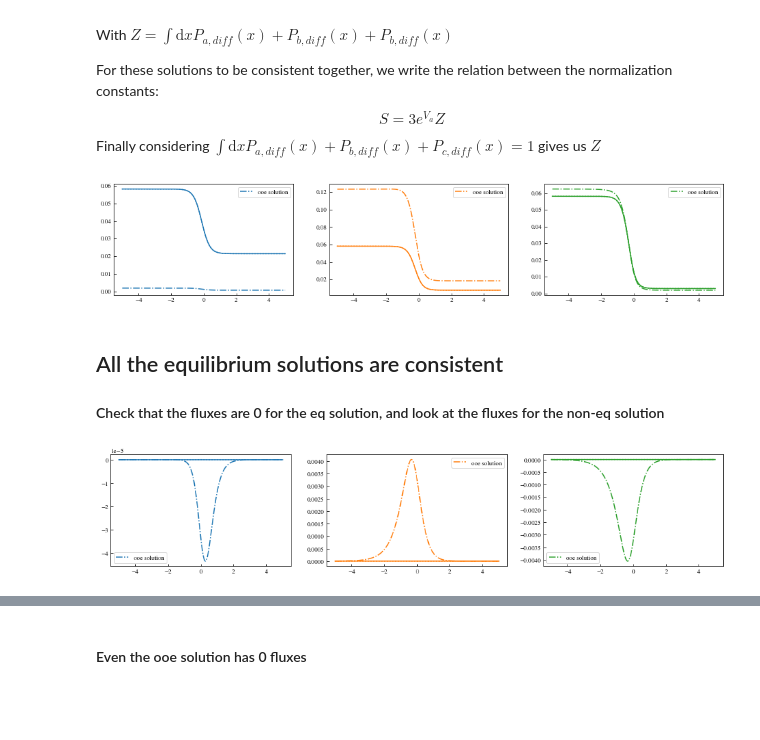
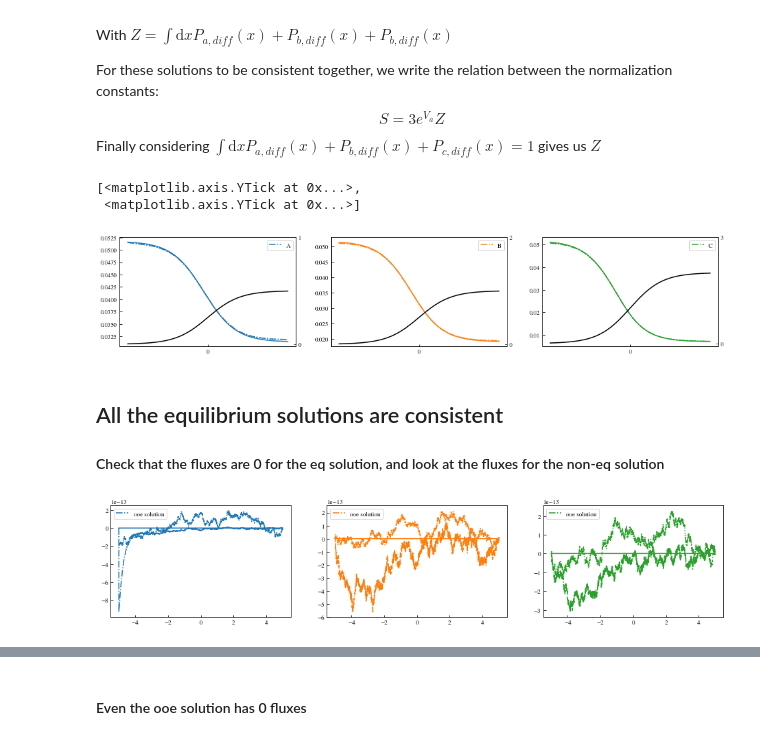
Before and after one commit to cachetdaspirine/active_phase_separation_small_computation, a Jupyter notebook: Simple_case_ooe_fluxs.ipynb, the cells around one changed output, grey strips where cells are left out. Drawn from its saved outputs; the diff is of its cells as text; code cells hidden in the pictures; blank space fills up the shorter version.

```diff
--- a/Simple_case_ooe_fluxs.ipynb
+++ b/Simple_case_ooe_fluxs.ipynb
@@ -9,18 +9,18 @@ sys.path.append('/home/hcleroy/Extra_Module_py/')
 from formated_matplotlib import *
 from functions import *
 # %%
-V0a, V0b, V0c = 1.,2.,3.#2.,2.6,4.
+V0a, V0b, V0c = 0.5,1.,2.#2.,2.6,4.
 kab0,kbc0,kac0 = 1.,1.,1.
-Aab,Abc,Aac = 100.,1.,1. # != 1 -> ooe
+Aab,Abc,Aac = 1.,1.,1. # != 1 -> ooe
 X0,Xf,n = -5,5,10000 # lower/higher spacial boundary and number of discretizing points
 dx = (Xf-X0)/n
 print('dx = '+str(dx))
 Eab,Ebc,Eac = 0.,0.,0.
-steep = 2.
+steepA,steepB,steepC = .5,.5,0.5
 # define all the Vs :
-Va = lambda x : 0.5*(1+np.tanh(steep * x)) * V0a
-Vb = lambda x : 0.5*(1+np.tanh(steep*x)) * V0b
-Vc = lambda x : 0.5*(1+np.tanh(x*steep)) * V0c
+Va = lambda x : 0.5*(1+np.tanh(steepA * x)) * V0a
+Vb = lambda x : 0.5*(1+np.tanh(steepB*x)) * V0b
+Vc = lambda x : 0.5*(1+np.tanh(x*steepC)) * V0c
 """"
 # define all the k's
 kab = lambda x,*arg : kab0 * np.exp(Va(x)+Eab)*arg[0] # arg is the activity
@@ -96,27 +96,40 @@ rho_a_ooe,rho_b_ooe,rho_c_ooe = get_kernel_stoch_mat(Ooe_Stoch_Mat,dx)
 # %%
 fig,ax = plt.subplots(ncols=3,figsize=(16,3))
 
 X = np.linspace(X0,Xf,n,endpoint=False)
 
 ax[0].plot(X,rho_a_diff,color=ColorCycle[0])
 #ax[0].plot(X,rho_a_chem,color=ColorCycle[0],linestyle='--')
 ax[0].plot(X,rho_a_eq,color = ColorCycle[0],linestyle=':')
-ax[0].plot(X,rho_a_ooe,color = ColorCycle[0],linestyle='-.',label='ooe solution')
+ax[0].plot(X,rho_a_ooe,color = ColorCycle[0],linestyle='-.',label='A')
+ax02 = ax[0].twinx()
+ax02.plot(X,Va(X),color='black')
 
 ax[1].plot(X,rho_b_diff,color=ColorCycle[1])
 #ax[1].plot(X,rho_b_chem,color=ColorCycle[1],linestyle='--')
 ax[1].plot(X,rho_b_eq,color = ColorCycle[1],linestyle=':')
-ax[1].plot(X,rho_b_ooe,color = ColorCycle[1],linestyle='-.',label='ooe solution')
+ax[1].plot(X,rho_b_ooe,color = ColorCycle[1],linestyle='-.',label='B')
+ax12 = ax[1].twinx()
+ax12.plot(X,Vb(X),color='black')
 
 ax[2].plot(X,rho_c_diff,color=ColorCycle[2])
 #ax[2].plot(X,rho_c_chem,color=ColorCycle[2],linestyle='--')
 ax[2].plot(X,rho_c_eq,color = ColorCycle[2],linestyle=':')
-ax[2].plot(X,rho_c_ooe,color = ColorCycle[2],linestyle='-.',label='ooe solution')
+ax[2].plot(X,rho_c_ooe,color = ColorCycle[2],linestyle='-.',label='C')
+ax22 = ax[2].twinx()
+ax22.plot(X,Vc(X),color='black')
 
 for i in range(3):
     ax[i].legend()
+    ax[i].set_xticks([0])
+    #ax[i].set_yticks([0.000])
+ax02.set_yticks([0.,1.])
+ax12.set_yticks([0.,2.])
+ax22.set_yticks([0.,3.])
 # %% [output]
+[<matplotlib.axis.YTick at 0x...>,
+ <matplotlib.axis.YTick at 0x...>]
-[figure, old version]
+[figure, new version]
 # %% [markdown]
 ## All the equilibrium solutions are consistent
 #### Check that the fluxes are 0 for the eq solution, and look at the fluxes for the non-eq solution
@@ -158,4 +171,4 @@ ax[2].plot(X,C_ooe__diff_flux,color = ColorCycle[2],linestyle='-.',label='ooe so
 for i in range(3):
     ax[i].legend()
 # %% [output]
-[figure, old version]
+[figure, new version]
```
Also changed, not shown: parts of 10 cells of this notebook, 3 other files.
